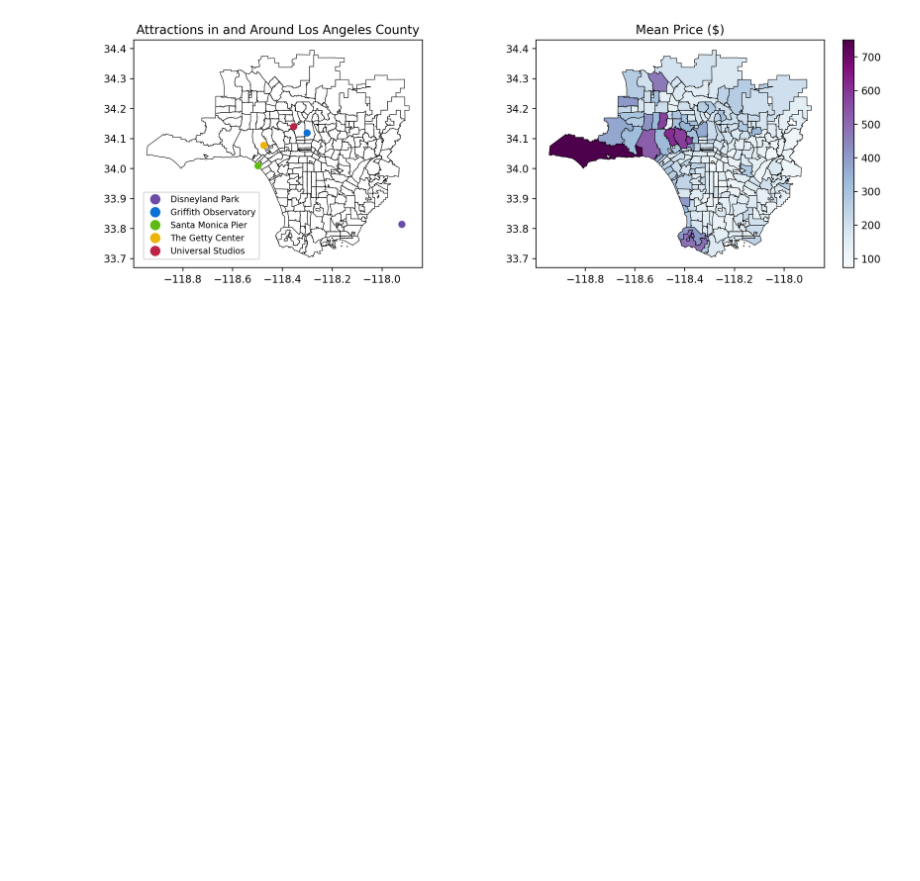
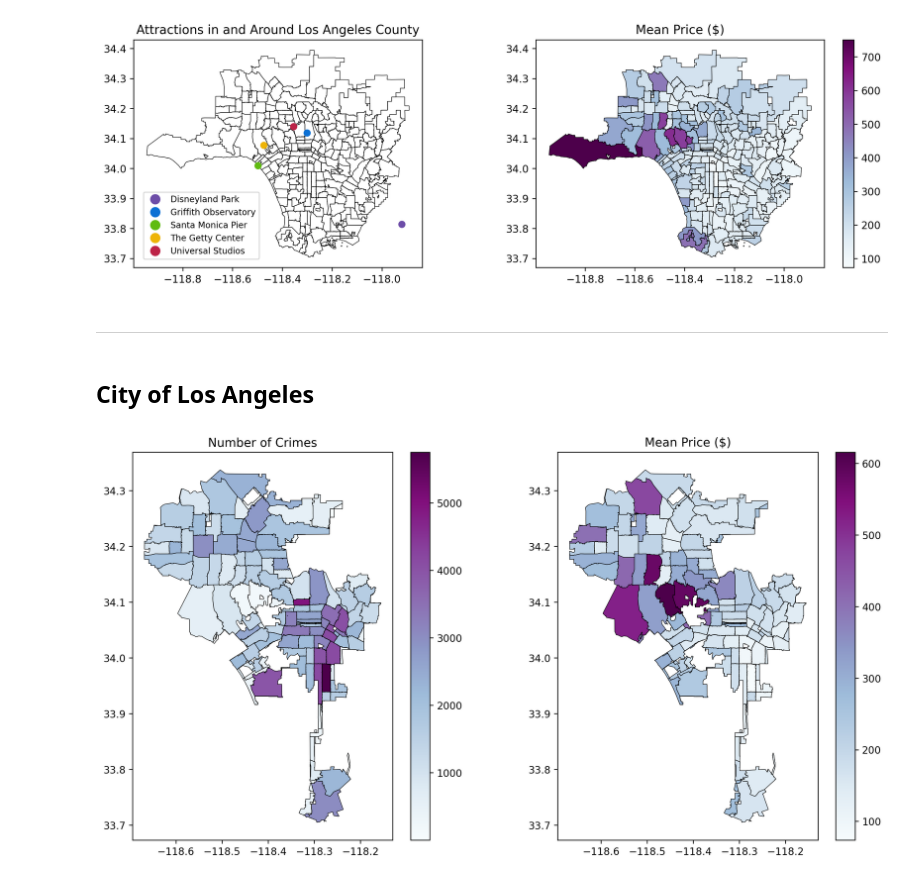
Before and after one commit to SameeckBhatia/Airbnb-ML-Economist, a Jupyter notebook: la_airbnb.ipynb, the cells around one changed output. Cells and saved outputs as stored; diff of their text form; code cells hidden in the pictures; blank space fills up the shorter version.

Commit message:
Analyzing crime data

```diff
--- a/la_airbnb.ipynb
+++ b/la_airbnb.ipynb
@@ -391,3 +391,42 @@ gax2.set_title("Mean Price ($)")
 plt.show()
 # %% [output]
 [figure]
+# %% [markdown]
+---
+# %% [markdown]
+## City of Los Angeles
+# %%
+# Importing
+crime = pd.read_csv("supplemental_data/crime.csv")
+
+# Cleaning
+crime["coordinates"] = list(zip(crime.longitude, crime.latitude))
+crime["coordinates"] = crime["coordinates"].apply(Point)
+crime_gdf = gpd.GeoDataFrame(crime, geometry="coordinates", crs="EPSG:4326").cx[:-0.1, 0.1:]
+# %%
+# Merging city data
+crime_gdf = crime_gdf.sjoin(gdf_city[["zip_code", "geometry"]])
+crime_gdf = crime_gdf.drop("index_right", axis=1)
+
+# Grouping crime data
+cols = ["zip_code", "record_num"]
+grouped_crime_gdf = crime_gdf.groupby("zip_code").count().reset_index()
+
+# Merging crime and listing data
+gdf_city = gdf_city.merge(grouped_cleaned_gdf, how="inner", on="zip_code")
+gdf_city = gdf_city.merge(grouped_crime_gdf[cols], how="inner", on="zip_code")
+# %%
+# Plotting
+fig, (gax1, gax2) = plt.subplots(1, 2, figsize=(14, 7), dpi=240)
+gdf_city.plot(ax=gax1, column="record_num", edgecolor=edge, lw=0.5,
+              cmap="BuPu", legend=True)
+gdf_city.plot(ax=gax2, column="price", edgecolor=edge, lw=0.5,
+              cmap="BuPu", legend=True)
+
+# Formatting
+gax1.set_title("Number of Crimes")
+gax2.set_title("Mean Price ($)")
+
+plt.show()
+# %% [output]
+[figure, added]
```
